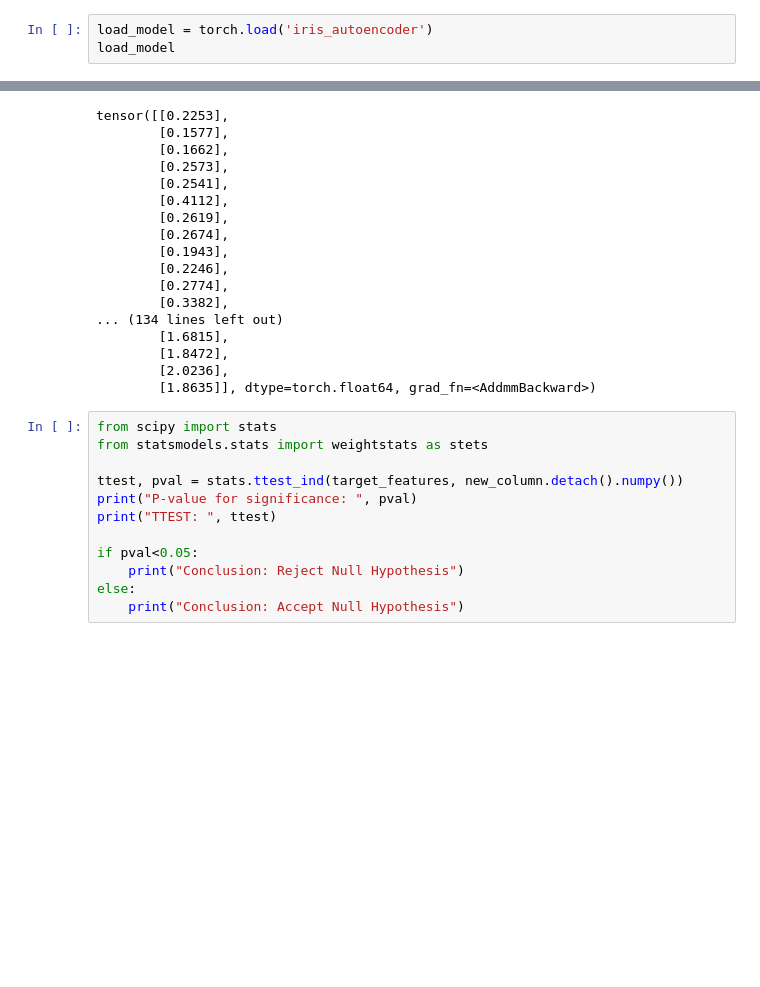
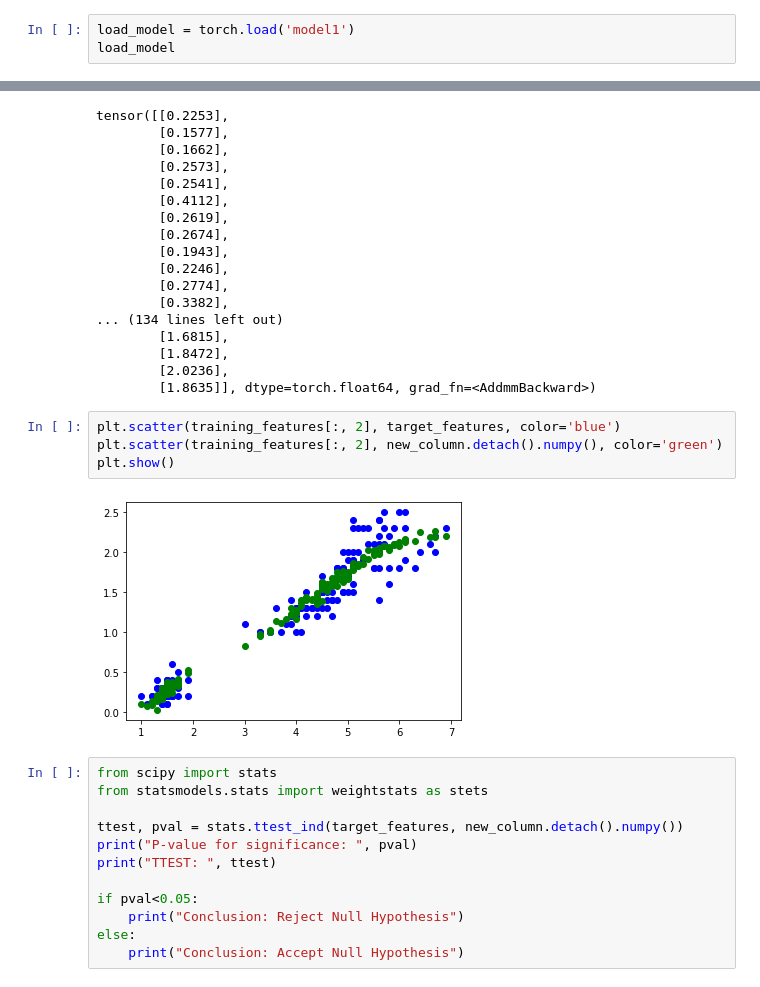
Before and after one commit to n-minhhai/DL-data-imputation, a Jupyter notebook: model1.ipynb, the cells around one changed output, grey strips where cells are left out. Cells and saved outputs as stored; diff of their text form; blank space fills up the shorter version.

Commit message:
Added graphs for results

```diff
--- a/model1.ipynb
+++ b/model1.ipynb
@@ -231,5 +231,5 @@ torch.save(net, './iris_autoencoder')
 # %%
-load_model = torch.load('iris_autoencoder')
+load_model = torch.load('model1')
 load_model
 # %% [output]
 Autoencoder(
@@ -307,6 +307,12 @@ tensor([[0.2253],
         [1.8472],
         [2.0236],
         [1.8635]], dtype=torch.float64, grad_fn=<AddmmBackward>)
+# %%
+plt.scatter(training_features[:, 2], target_features, color='blue')
+plt.scatter(training_features[:, 2], new_column.detach().numpy(), color='green')
+plt.show()
+# %% [output]
+[figure, added]
 # %%
 from scipy import stats
 from statsmodels.stats import weightstats as stets
```
Also changed, not shown: parts of 2 cells of this notebook, 1 other file.
